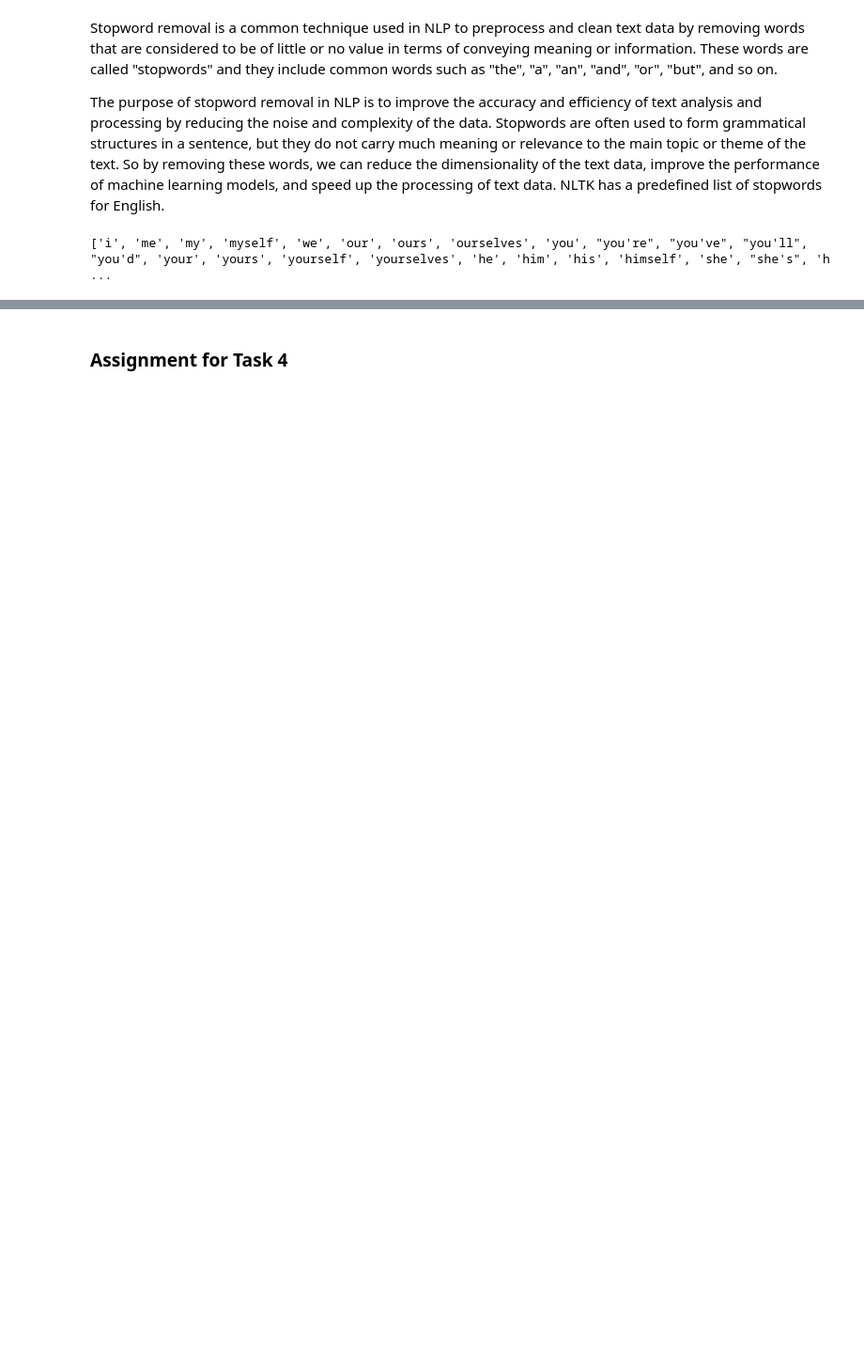
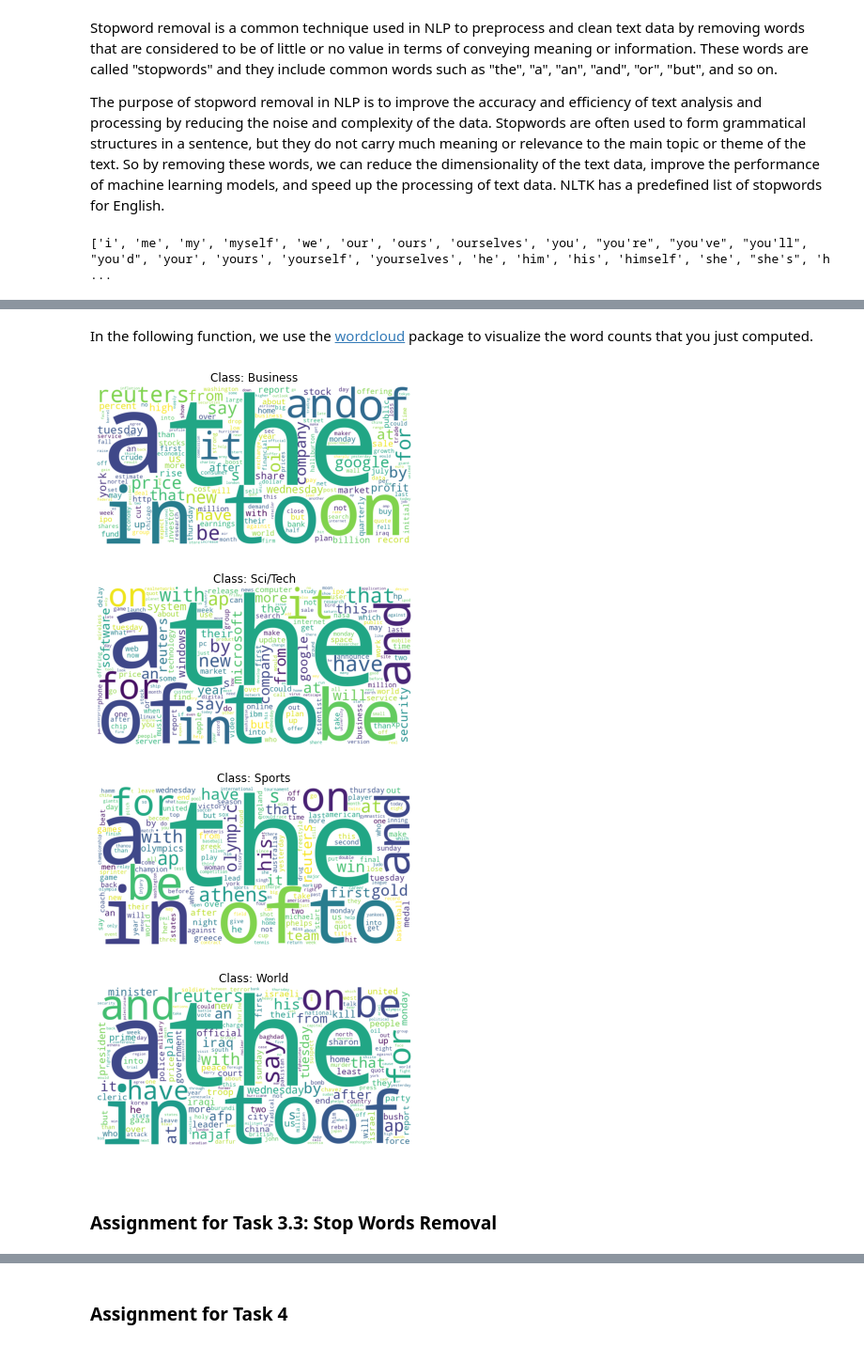
Before and after one commit to MultiX-Amsterdam/text-data-module, a Jupyter notebook: _sources/docs/tutorial-text-data.ipynb, the cells around one changed output, grey strips where cells are left out. Shown at 94% size. Saved outputs shown, nothing was run; the diff lists cells and outputs as text; code cells hidden in the pictures; blank space fills up the shorter version.

```diff
--- a/_sources/docs/tutorial-text-data.ipynb
+++ b/_sources/docs/tutorial-text-data.ipynb
@@ -405,0 +333,3 @@ display(df_train)
+# %%
+df_train_reformat = reformat_data(df_train)
+display(df_train_reformat)
@@ -670,0 +469,4 @@ Expected output is:
+# %%
+# This part of code will take some time to run.
+answer_df_with_tokens = answer_tokenize_and_lemmatize(df_train_reformat)
+answer_df_with_tokens.groupby("class").head(n=5)
@@ -670,0 +545,3 @@ Expected output is:
+# %%
+answer_word_counts = answer_get_word_counts(answer_df_with_tokens, token_col="tokens")
+answer_word_counts.groupby("class").head(n=5)
@@ -670,0 +589,43 @@ Expected output is:
+# %% [markdown]
+In the following function, we use the [wordcloud](https://amueller.github.io/word_cloud/auto_examples/simple.html#sphx-glr-auto-examples-simple-py) package to visualize the word counts that you just computed.
+# %%
+def visualize_word_counts(df, class_col="class", token_col="tokens", count_col="count"):
+    """
+    Displays word clouds given a word counts dataframe.
+
+    Parameters
+    ----------
+    df : pandas.DataFrame
+        The dataframe with three columns:
+        - The "class" column (each document class)
+        - The "tokens" column (showing tokens in each document class)
+        - The "count" column (showing counts for each token)
+    class_col : str
+        Name of the class column (if different from "class").
+    token_col : str
+        Name of the token column (if different from "tokens").
+    count_col : str
+        Name of the count column (if different from "count").
+    """
+    # Groupby the class column and loop through all of them
+    for name, df_group in df.groupby(class_col):
+        # Compute a dictionary with word frequencies
+        frequencies = dict(zip(df_group[token_col], df_group[count_col]))
+        # Generate word cloud from frequencies
+        wordcloud = WordCloud(background_color="white", width=1000, height=500, random_state=42).generate_from_frequencies(frequencies)
+        # Display image
+        plt.axis("off")
+        plt.title("Class: " + name)
+        plt.imshow(wordcloud)
+        plt.show()
+# %%
+visualize_word_counts(answer_word_counts)
+# %% [output]
+[figure, added]
+[figure, added]
+[figure, added]
+[figure, added]
+# %% [markdown]
+<a name="a3-3"></a>
+# %% [markdown]
+### Assignment for Task 3.3: Stop Words Removal
```
Also changed, not shown: parts of 152 cells of this notebook, 16 other files.
